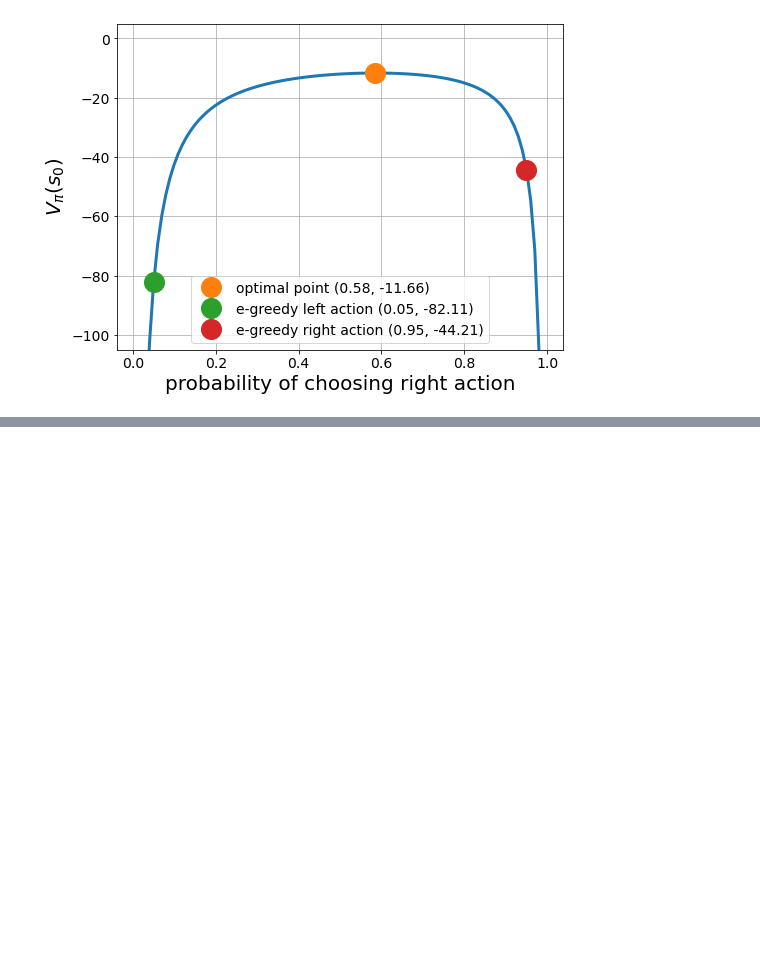
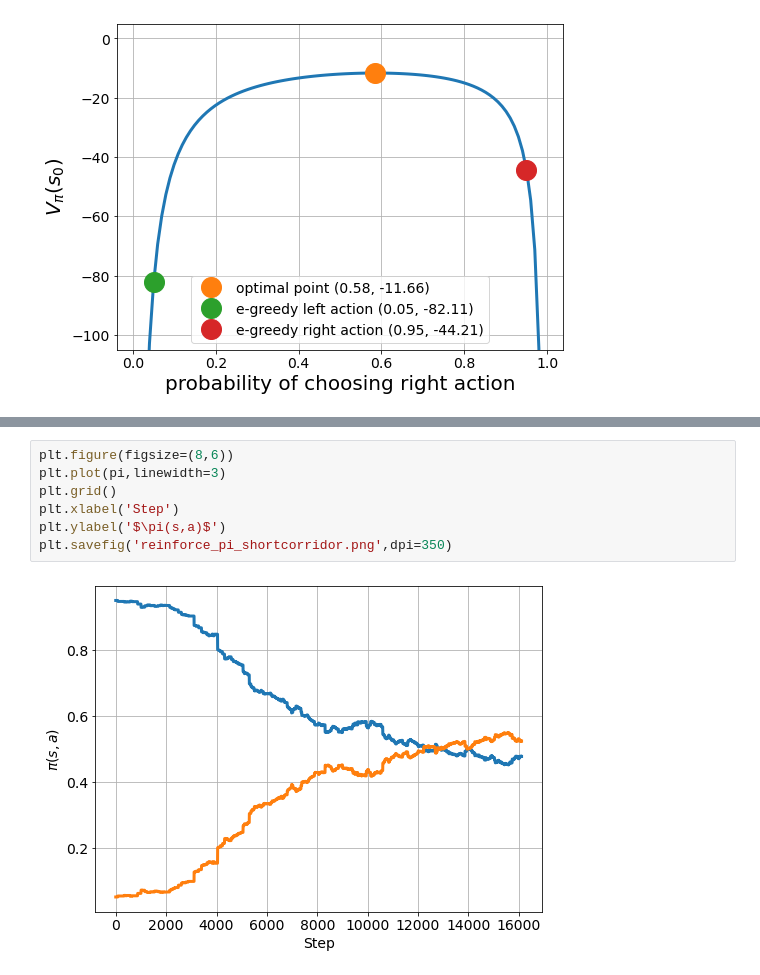
Before and after one commit to ha5ha6/judy_blog, a Jupyter notebook: _notebooks/short_corridor.ipynb, the cells around one changed output, grey strips where cells are left out. Cells and saved outputs as stored; diff of their text form; blank space fills up the shorter version.

```diff
--- a/_notebooks/short_corridor.ipynb
+++ b/_notebooks/short_corridor.ipynb
@@ -144,0 +164,9 @@ array([0.        , 0.00309598, 0.00619195, 0.00928793, 0.0123839 ,
+# %%
+plt.figure(figsize=(8,6))
+plt.plot(pi,linewidth=3)
+plt.grid()
+plt.xlabel('Step')
+plt.ylabel('$\pi(s,a)$')
+plt.savefig('reinforce_pi_shortcorridor.png',dpi=350)
+# %% [output]
+[figure, added]
```
Also changed, not shown: parts of 21 cells of this notebook, 10 other files.
